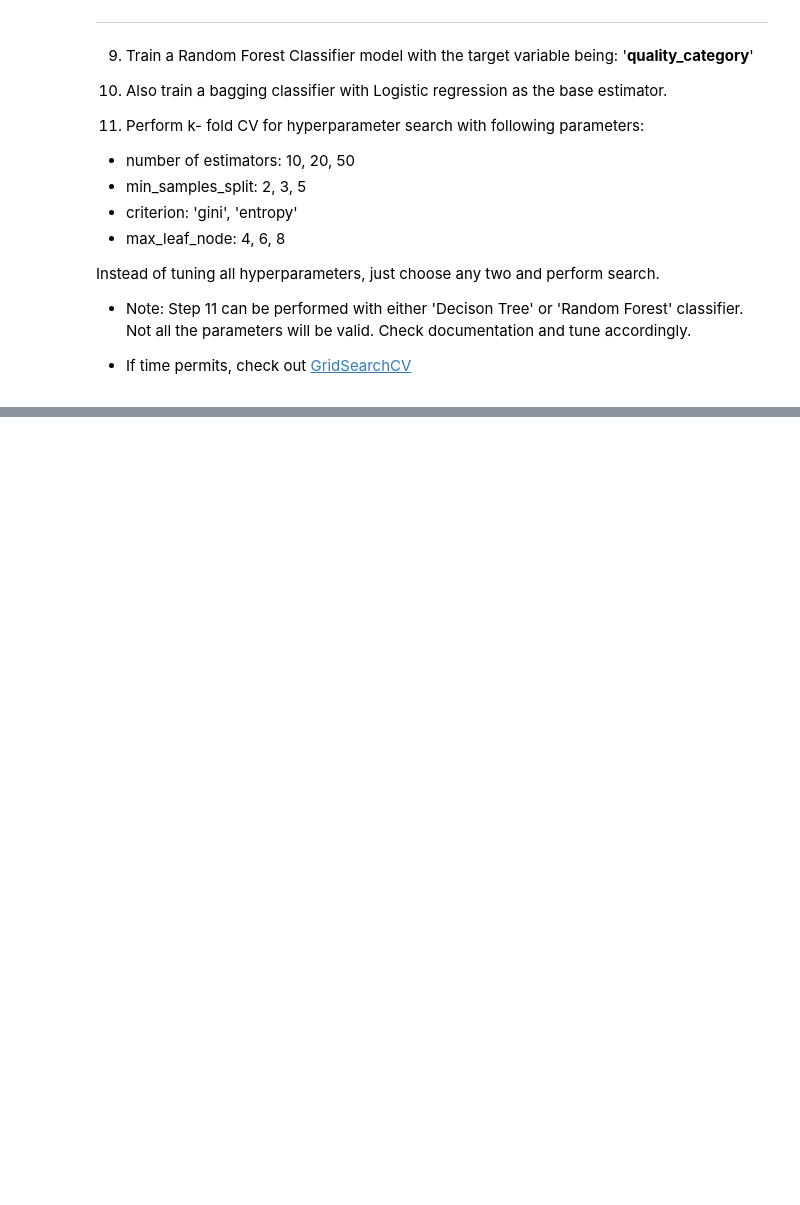
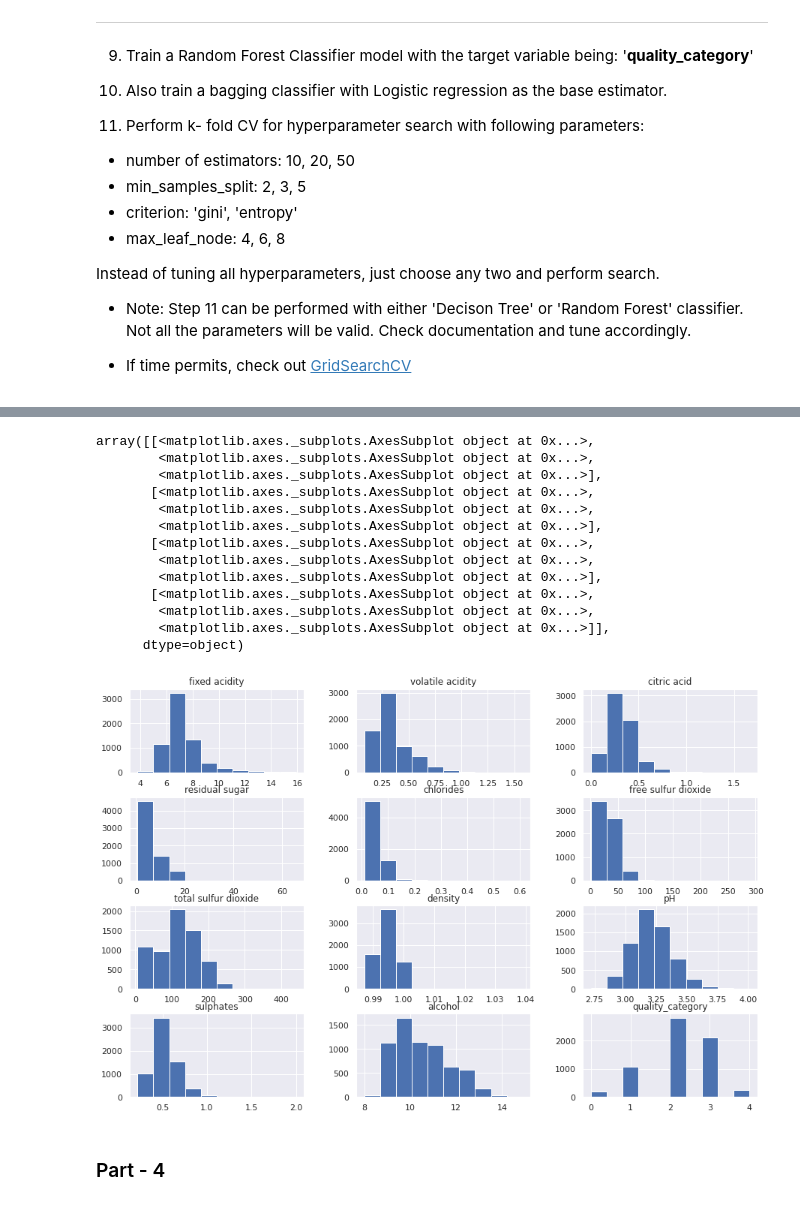
Before and after one commit to ahmedopolis/YCBS-255-Statistical-Machine-Learning, a Jupyter notebook: Workbooks/Workbook_08.ipynb, the cells around one changed output, grey strips where cells are left out. Saved outputs shown, nothing was run; the diff lists cells and outputs as text; code cells hidden in the pictures; blank space fills up the shorter version.

```diff
--- a/Workbooks/Workbook_08.ipynb
+++ b/Workbooks/Workbook_08.ipynb
@@ -585,0 +635,22 @@ Instead of tuning all hyperparameters, just choose any two and perform search.
+# %%
+wine.drop(['Unnamed: 0'], axis=1,inplace=True)
+# %%
+plt.rcParams['figure.figsize'] = [15, 10]
+wine.hist()
+# %% [output]
+array([[<matplotlib.axes._subplots.AxesSubplot object at 0x...>,
+        <matplotlib.axes._subplots.AxesSubplot object at 0x...>,
+        <matplotlib.axes._subplots.AxesSubplot object at 0x...>],
+       [<matplotlib.axes._subplots.AxesSubplot object at 0x...>,
+        <matplotlib.axes._subplots.AxesSubplot object at 0x...>,
+        <matplotlib.axes._subplots.AxesSubplot object at 0x...>],
+       [<matplotlib.axes._subplots.AxesSubplot object at 0x...>,
+        <matplotlib.axes._subplots.AxesSubplot object at 0x...>,
+        <matplotlib.axes._subplots.AxesSubplot object at 0x...>],
+       [<matplotlib.axes._subplots.AxesSubplot object at 0x...>,
+        <matplotlib.axes._subplots.AxesSubplot object at 0x...>,
+        <matplotlib.axes._subplots.AxesSubplot object at 0x...>]],
+      dtype=object)
+[figure, added]
+# %% [markdown]
+### Part - 4
```
Also changed, not shown: parts of 37 cells of this notebook.
